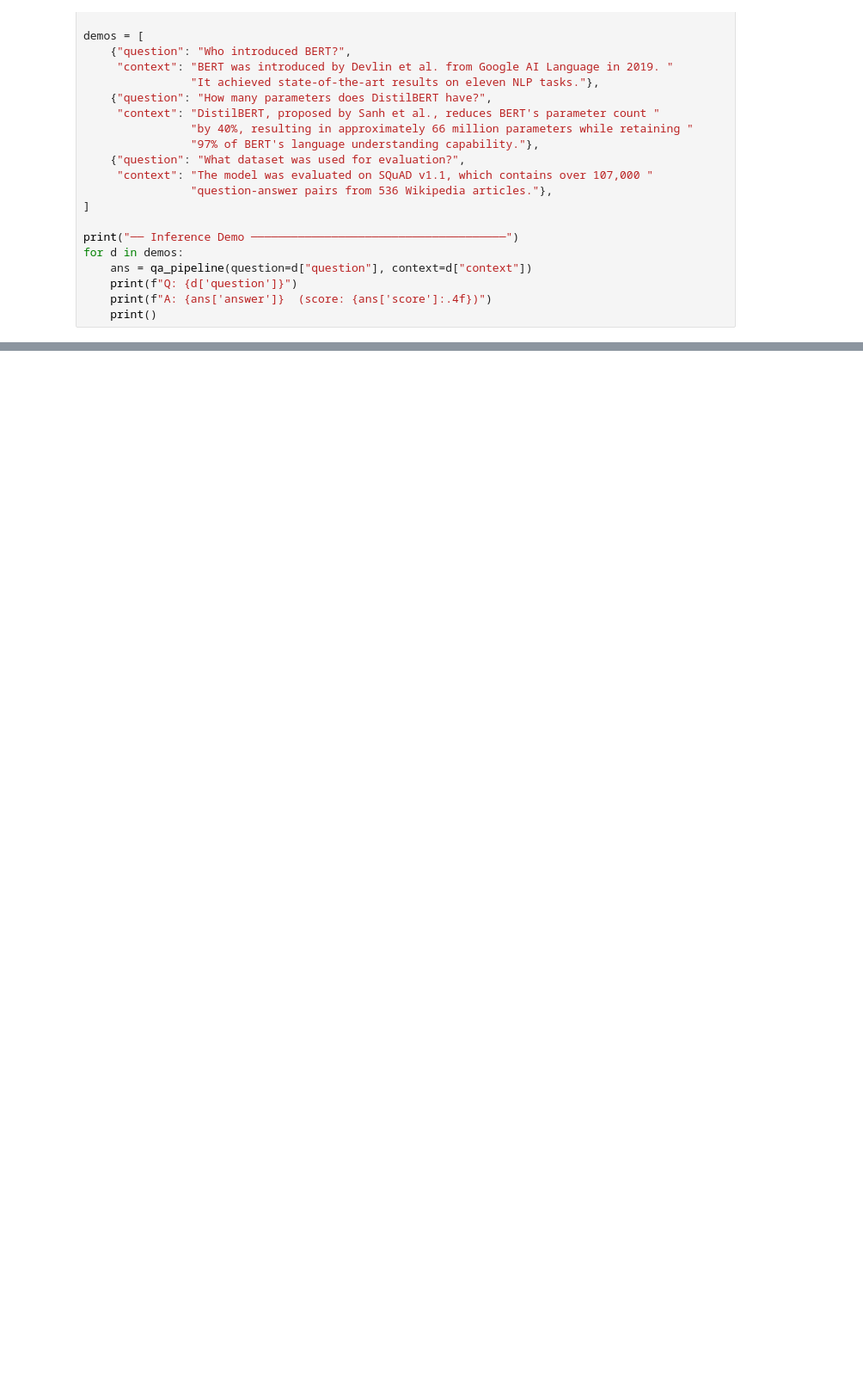
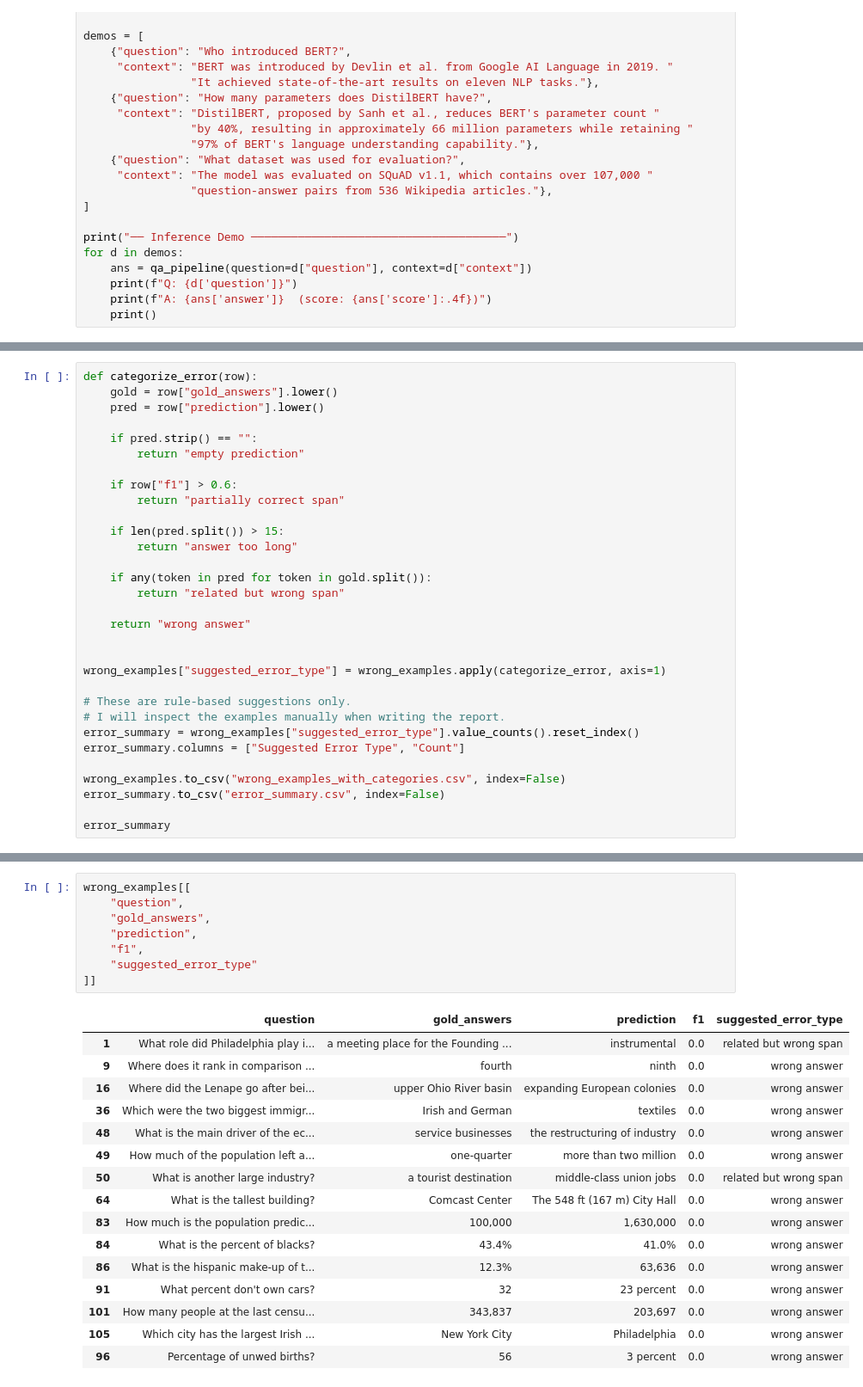
Before and after one commit to Salma-21/Lightweight-Extractive-Question-Answering-on-SQuAD-Using-DistilBERT, a Jupyter notebook: Question_Answering_with_Lightweight_Models.ipynb, the cells around one changed output, grey strips where cells are left out. Shown at 86% size. Cells and saved outputs as stored; diff of their text form; blank space fills up the shorter version.

```diff
--- a/Question_Answering_with_Lightweight_Models.ipynb
+++ b/Question_Answering_with_Lightweight_Models.ipynb
@@ -729,0 +1034,31 @@ print(f"🚀 Inference time on CPU: {cpu_latency:.2f} ms")
+# %%
+def categorize_error(row):
+    gold = row["gold_answers"].lower()
+    pred = row["prediction"].lower()
+
+    if pred.strip() == "":
+        return "empty prediction"
+
+    if row["f1"] > 0.6:
+        return "partially correct span"
+
+    if len(pred.split()) > 15:
+        return "answer too long"
+
+    if any(token in pred for token in gold.split()):
+        return "related but wrong span"
+
+    return "wrong answer"
+
+
+wrong_examples["suggested_error_type"] = wrong_examples.apply(categorize_error, axis=1)
+
+# These are rule-based suggestions only.
+# I will inspect the examples manually when writing the report.
+error_summary = wrong_examples["suggested_error_type"].value_counts().reset_index()
+error_summary.columns = ["Suggested Error Type", "Count"]
+
+wrong_examples.to_csv("wrong_examples_with_categories.csv", index=False)
+error_summary.to_csv("error_summary.csv", index=False)
+
+error_summary
@@ -729,0 +1069,25 @@ print(f"🚀 Inference time on CPU: {cpu_latency:.2f} ms")
+# %%
+wrong_examples[[
+    "question",
+    "gold_answers",
+    "prediction",
+    "f1",
+    "suggested_error_type"
+]]
+# %% [output]
+|  | question | gold_answers | prediction | f1 | suggested_error_type |
+| 1 | What role did Philadelphia play i... | a meeting place for the Founding ... | instrumental | 0.0 | related but wrong span |
+| 9 | Where does it rank in comparison ... | fourth | ninth | 0.0 | wrong answer |
+| 16 | Where did the Lenape go after bei... | upper Ohio River basin | expanding European colonies | 0.0 | wrong answer |
+| 36 | Which were the two biggest immigr... | Irish and German | textiles | 0.0 | wrong answer |
+| 48 | What is the main driver of the ec... | service businesses | the restructuring of industry | 0.0 | wrong answer |
+| 49 | How much of the population left a... | one-quarter | more than two million | 0.0 | wrong answer |
+| 50 | What is another large industry? | a tourist destination | middle-class union jobs | 0.0 | related but wrong span |
+| 64 | What is the tallest building? | Comcast Center | The 548 ft (167 m) City Hall | 0.0 | wrong answer |
+| 83 | How much is the population predic... | 100,000 | 1,630,000 | 0.0 | wrong answer |
+| 84 | What is the percent of blacks? | 43.4% | 41.0% | 0.0 | wrong answer |
+| 86 | What is the hispanic make-up of t... | 12.3% | 63,636 | 0.0 | wrong answer |
+| 91 | What percent don't own cars? | 32 | 23 percent | 0.0 | wrong answer |
+| 101 | How many people at the last censu... | 343,837 | 203,697 | 0.0 | wrong answer |
+| 105 | Which city has the largest Irish ... | New York City | Philadelphia | 0.0 | wrong answer |
+| 96 | Percentage of unwed births? | 56 | 3 percent | 0.0 | wrong answer |
```
Also changed, not shown: parts of 25 cells of this notebook, 1 other file.
